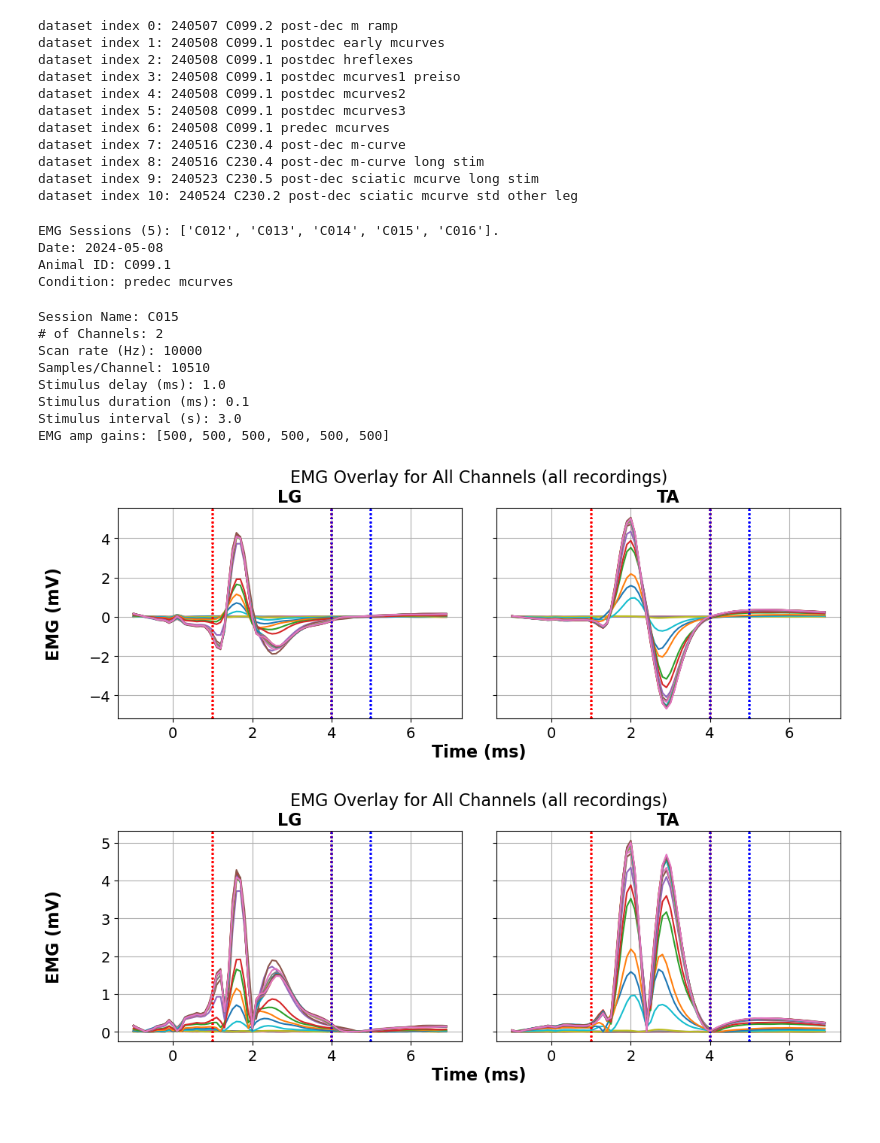
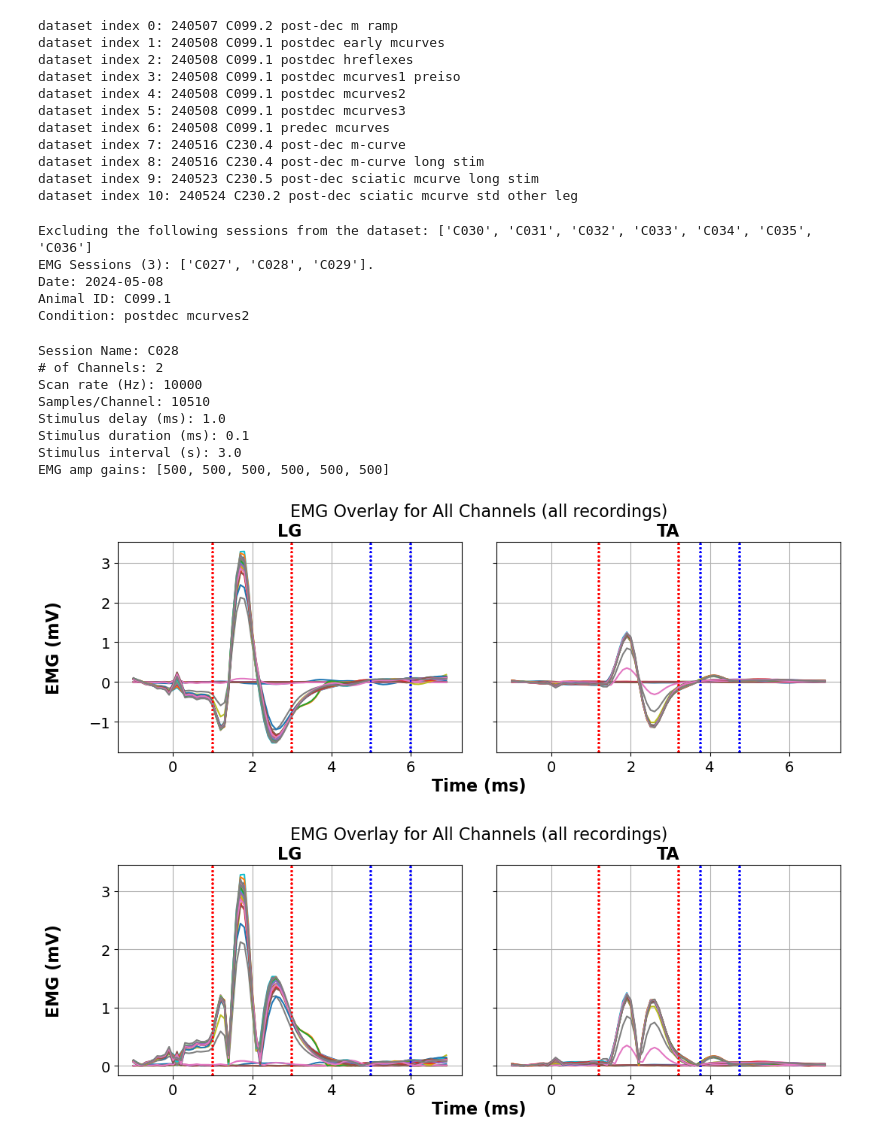
Before and after one commit to AEWorthy/MonStim-Analyzer, a Jupyter notebook: main.ipynb, the cells around one changed output. Saved outputs shown, nothing was run; the diff lists cells and outputs as text; code cells hidden in the pictures.

```diff
--- a/main.ipynb
+++ b/main.ipynb
@@ -39,45 +39,46 @@ dataset index 9: 240523 C230.5 post-dec sciatic mcurve long stim
 dataset index 10: 240524 C230.2 post-dec sciatic mcurve std other leg
 # %%
 # Define dataset of interest for downstream analysis.
-dataset_idx = 6
-sessions_to_exclude = []
+dataset_idx = 4
+sessions_to_exclude = ['C030', 'C031', 'C032', 'C033', 'C034', 'C035', 'C036']
 
 dataset_oi = EMGDataset.dataset_from_dataset_dict(dataset_dict, datasets, dataset_idx, sessions_to_exclude)
 
 dataset_oi.dataset_parameters()
 # %% [output]
-EMG Sessions (5): ['C012', 'C013', 'C014', 'C015', 'C016'].
+Excluding the following sessions from the dataset: ['C030', 'C031', 'C032', 'C033', 'C034', 'C035', 'C036']
+EMG Sessions (3): ['C027', 'C028', 'C029'].
 Date: 2024-05-08
 Animal ID: C099.1
-Condition: predec mcurves
+Condition: postdec mcurves2
 # %%
 # Define session of interest for downstream analysis.
-session_idx = 3
+session_idx = 1
 session_oi = dataset_oi.get_session(session_idx)
 
 # Display session parameters.
 session_oi.session_parameters()
 
 # Set channel names for plotting.
 channel_names = ["LG", "TA"]
 # channel_names = ["LG"]
 
 # Visualize single EMG session raw and filtered
 session_oi.plot(plot_type = 'emg', channel_names=channel_names, m_flags=True, h_flags=True, data_type='filtered')
 # session_oi.plot(plot_type = 'emg', channel_names=channel_names, m_flags=True, h_flags=True, data_type='raw')
 session_oi.plot(plot_type = 'emg', channel_names=channel_names, m_flags=True, h_flags=True, data_type='rectified_filtered')
 # session_oi.plot(plot_type = 'emg', channel_names=channel_names, m_flags=True, h_flags=True, data_type='rectified_raw')
 # %% [output]
-Session Name: C015
+Session Name: C028
 # of Channels: 2
 Scan rate (Hz): 10000
 Samples/Channel: 10510
 Stimulus delay (ms): 1.0
 Stimulus duration (ms): 0.1
 Stimulus interval (s): 3.0
 EMG amp gains: [500, 500, 500, 500, 500, 500]
-[figure, old version]
+[figure, new version]
-[figure, old version]
+[figure, new version]
 # %%
 # Use the update_window_settings method to temporarily change the reflex window settings and then replot.
 # session_oi.update_window_settings()
```
Also changed, not shown: parts of 4 cells of this notebook, 2 other files.
